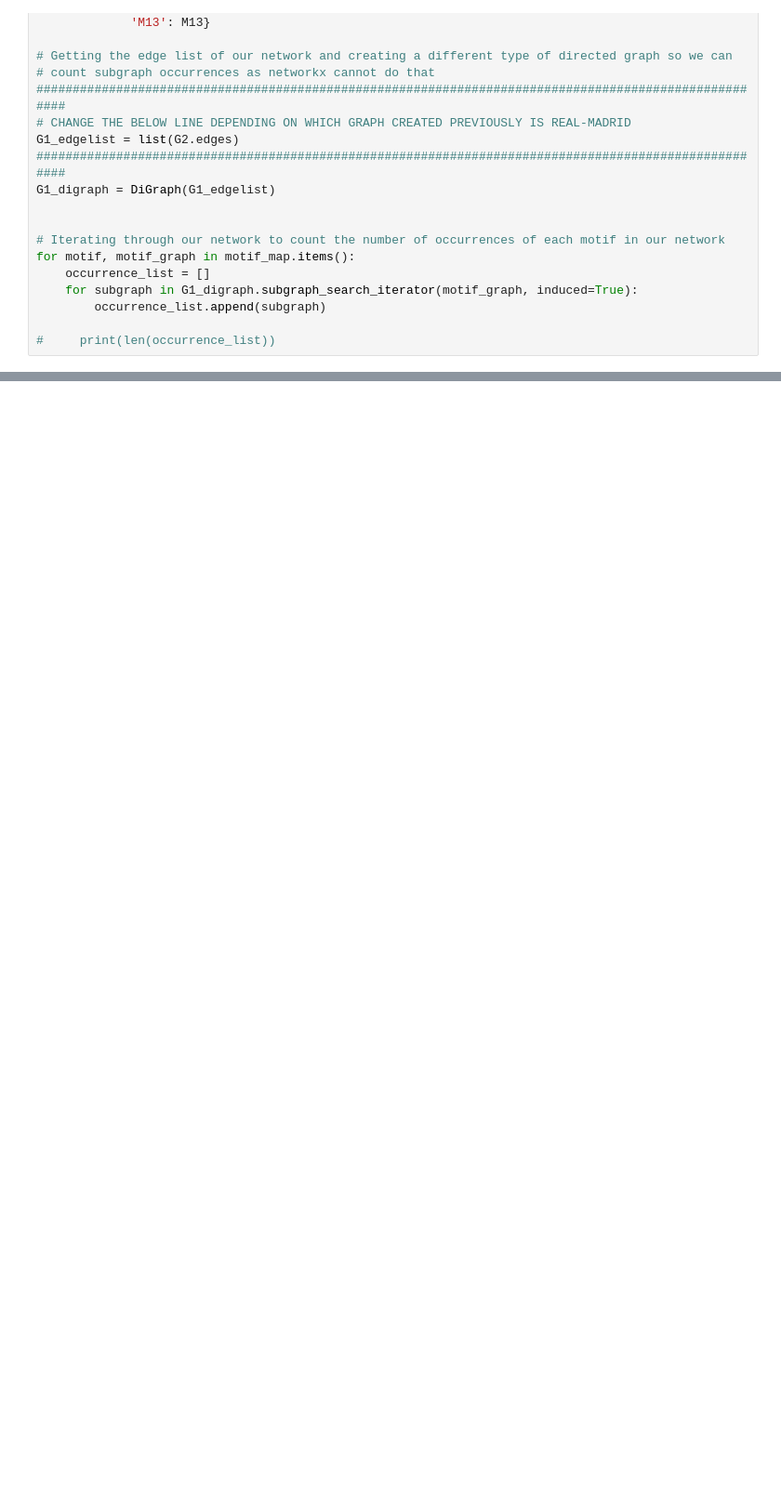
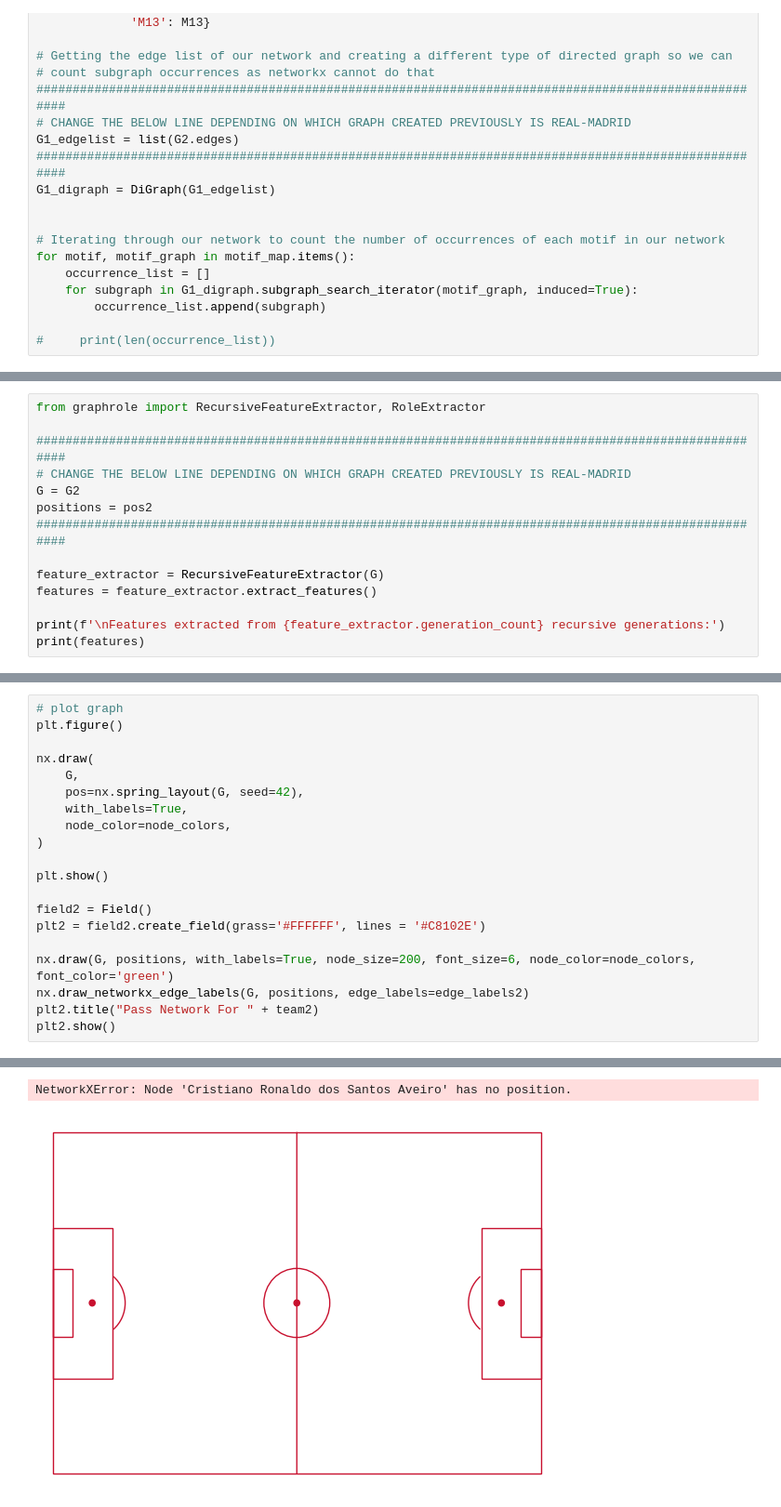
Before and after one commit to willem-strydom/soccer_pass_net, a Jupyter notebook: CSE416 - Final Project.ipynb, the cells around one changed output, grey strips where cells are left out. Shown at 93% size. Drawn from its saved outputs; the diff is of its cells as text; blank space fills up the shorter version.

```diff
--- a/CSE416 - Final Project.ipynb
+++ b/CSE416 - Final Project.ipynb
@@ -694,0 +646,14 @@ plt2.show()
+# %%
+from graphrole import RecursiveFeatureExtractor, RoleExtractor
+
+######################################################################################################
+# CHANGE THE BELOW LINE DEPENDING ON WHICH GRAPH CREATED PREVIOUSLY IS REAL-MADRID
+G = G2
+positions = pos2
+######################################################################################################
+
+feature_extractor = RecursiveFeatureExtractor(G)
+features = feature_extractor.extract_features()
+
+print(f'\nFeatures extracted from {feature_extractor.generation_count} recursive generations:')
+print(features)
@@ -694,0 +738,21 @@ plt2.show()
+# %%
+# plot graph
+plt.figure()
+
+nx.draw(
+    G,
+    pos=nx.spring_layout(G, seed=42),
+    with_labels=True,
+    node_color=node_colors,
+)
+
+plt.show()
+
+field2 = Field()
+plt2 = field2.create_field(grass='#FFFFFF', lines = '#C8102E')
+
+nx.draw(G, positions, with_labels=True, node_size=200, font_size=6, node_color=node_colors, font_color='green')
+nx.draw_networkx_edge_labels(G, positions, edge_labels=edge_labels2)
+plt2.title("Pass Network For " + team2)
+plt2.show()
+# %% [output]
@@ -694,0 +760,2 @@ plt2.show()
+NetworkXError: Node 'Cristiano Ronaldo dos Santos Aveiro' has no position.
+[figure, added]
```
Also changed, not shown: parts of 42 cells of this notebook, 3 other files.
